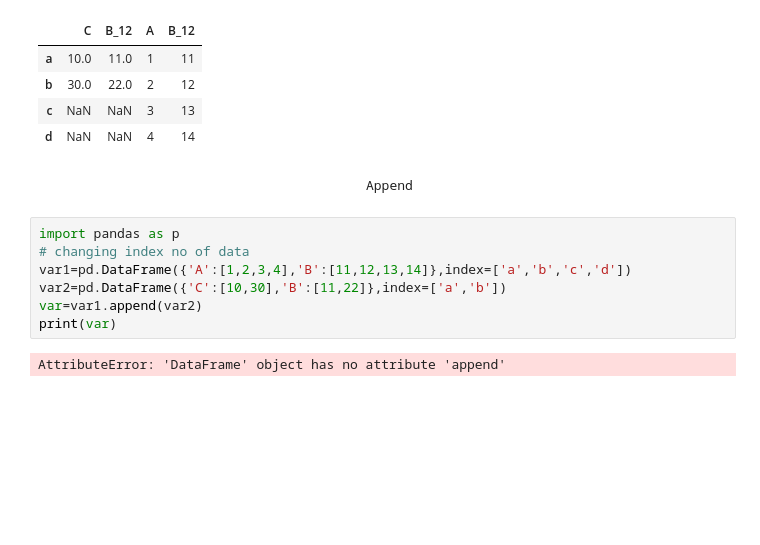
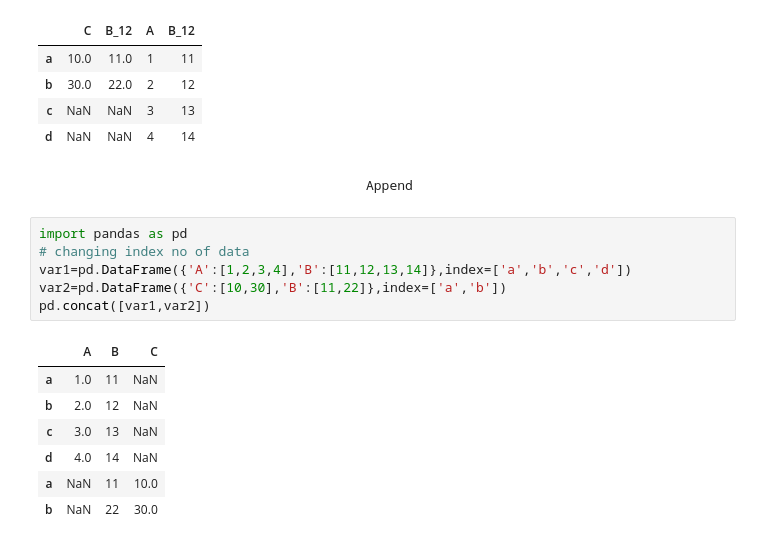
Before and after one commit to Sarvjeetjha/Pandas, a Jupyter notebook: 12_join_and_Append_data_frame.ipynb, the cells around one changed output. Saved outputs shown, nothing was run; the diff lists cells and outputs as text; blank space fills up the shorter version.

```diff
--- a/12_join_and_Append_data_frame.ipynb
+++ b/12_join_and_Append_data_frame.ipynb
@@ -123,11 +123,16 @@ var2.join(var1,how='outer',lsuffix="_12",rsuffix="_12") # how decide that how to
 # %% [markdown]
                                             Append
 # %%
-import pandas as p
+import pandas as pd
 # changing index no of data
 var1=pd.DataFrame({'A':[1,2,3,4],'B':[11,12,13,14]},index=['a','b','c','d'])
 var2=pd.DataFrame({'C':[10,30],'B':[11,22]},index=['a','b'])
-var=var1.append(var2)
-print(var)
+pd.concat([var1,var2])
 # %% [output]
-AttributeError: 'DataFrame' object has no attribute 'append'
+|  | A | B | C |
+| a | 1.0 | 11 | NaN |
+| b | 2.0 | 12 | NaN |
+| c | 3.0 | 13 | NaN |
+| d | 4.0 | 14 | NaN |
+| a | NaN | 11 | 10.0 |
+| b | NaN | 22 | 30.0 |
```
Also changed, not shown: parts of 1 cell of this notebook, 1 other file.
